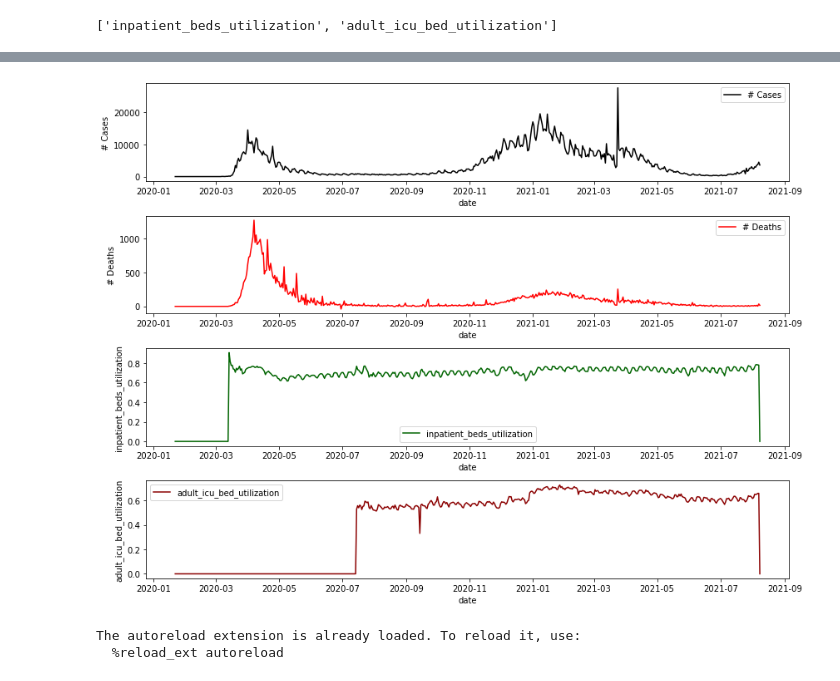
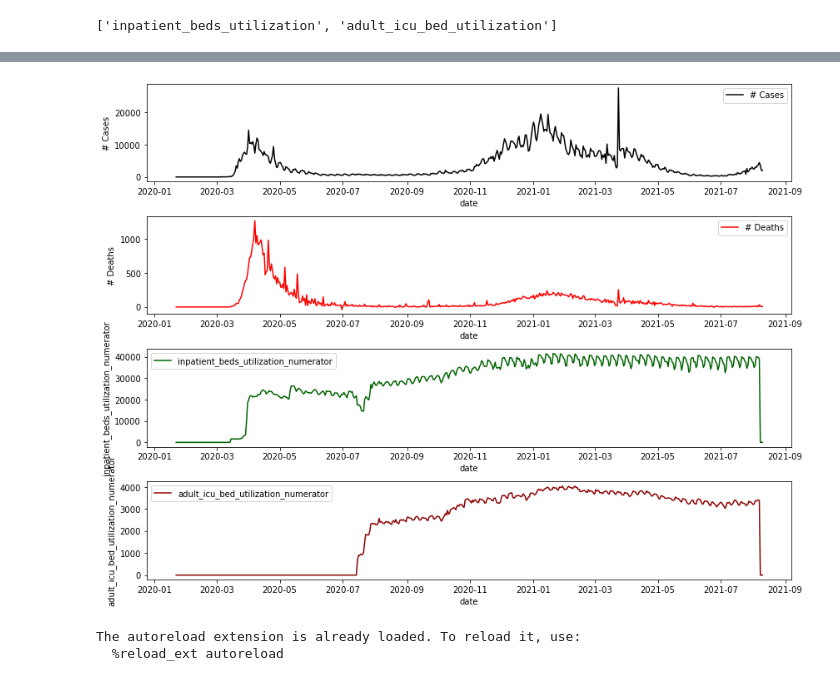
Before and after one commit to jirvingphd/playing-with-coronavirus-data, a Jupyter notebook: coronavirus_covid_19_timeseries_forecasting_08-2021.ipynb, the cells around one changed output, grey strips where cells are left out. Saved outputs shown, nothing was run; the diff lists cells and outputs as text; code cells hidden in the pictures.

```diff
--- a/coronavirus_covid_19_timeseries_forecasting_08-2021.ipynb
+++ b/coronavirus_covid_19_timeseries_forecasting_08-2021.ipynb
@@ -115,7 +134,7 @@ ny
 ## make subplotsplot of time series # of cases vs utilization
 df_state = ny.copy()
 drop_cols = [c for c in df_state.columns if ('numerator' in c)| ('denominator' in c)]
-df_state.drop(columns=drop_cols,inplace=True)
+# df_state.drop(columns=drop_cols,inplace=True)
 util_cols = [c for c in df_state.columns if c.endswith('utilization') ]
 other_cols = [c for c in df_state.columns if c not in util_cols]
 util_cols
@@ -124,24 +160,24 @@ util_cols
 # %%
 ## 3 subplots
 fig, axes = plt.subplots(nrows=4,figsize=(12,9))
 
 # 1: cases
 sns.lineplot(data = df_state,x=df_state.index,color='black', y='# Cases',
              ax=axes[0],label='# Cases')#.plot(ax=axes[0])
 # 2: deaths
 sns.lineplot(data = df_state,x=df_state.index,color='red',
              y='# Deaths',ax=axes[1],label='# Deaths')#.plot(ax=axes[0])
 
 # 3: icu utilization
-sns.lineplot(data=ny, x=df_state.index, y='inpatient_beds_utilization',
-            ax=axes[2], color='darkgreen',label='inpatient_beds_utilization')
+sns.lineplot(data=ny, x=df_state.index, y='inpatient_beds_utilization_numerator',
+            ax=axes[2], color='darkgreen',label='inpatient_beds_utilization_numerator')
 
 # 4: icu utilization
-sns.lineplot(data=ny, x=df_state.index, y='adult_icu_bed_utilization',
-            ax=axes[3], color='darkred',label='adult_icu_bed_utilization')
+sns.lineplot(data=ny, x=df_state.index, y='adult_icu_bed_utilization_numerator',
+            ax=axes[3], color='darkred',label='adult_icu_bed_utilization_numerator')
 plt.tight_layout()
 # %% [output]
-[figure, old version]
+[figure, new version]
 # %%
 ## Appending folder with functions
 %load_ext autoreload
```
Also changed, not shown: parts of 74 cells of this notebook, 58 other files.
